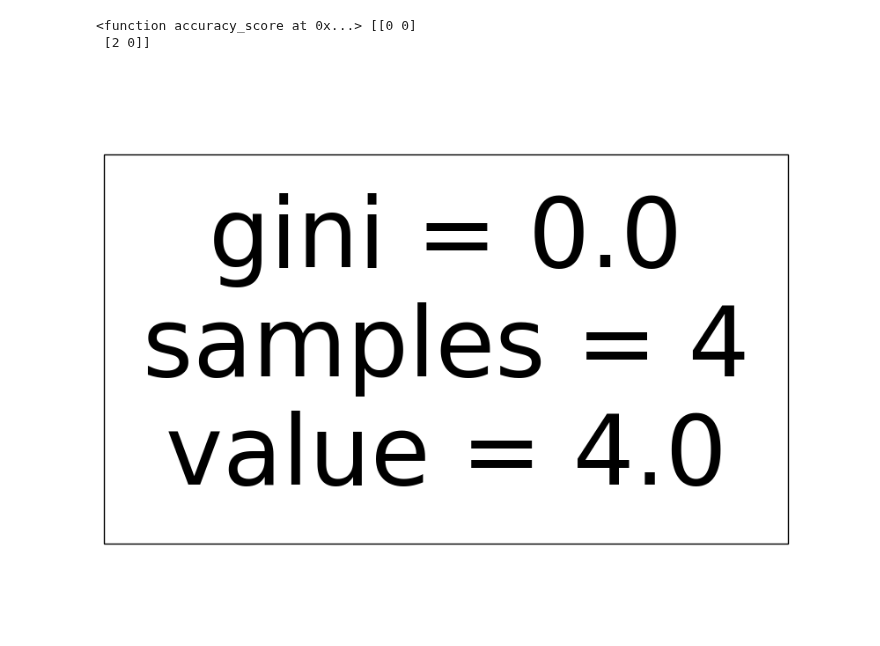
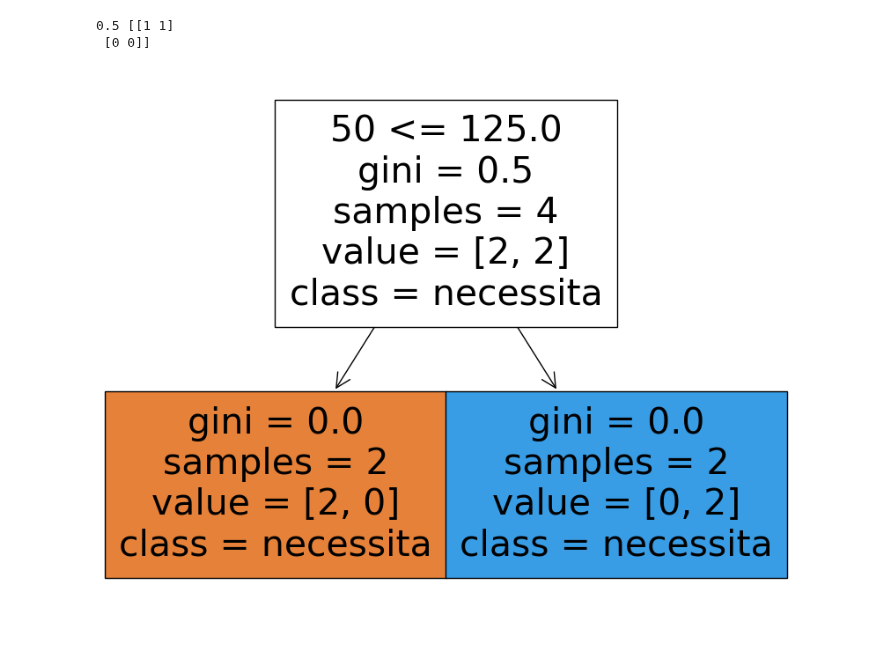
Before and after one commit to RSVictor/Codigos_IABD2024, a Jupyter notebook: Aula 06/codigo5.ipynb, the cells around one changed output. Cells and saved outputs as stored; diff of their text form; code cells hidden in the pictures.

```diff
--- a/Aula 06/codigo5.ipynb
+++ b/Aula 06/codigo5.ipynb
@@ -17,22 +15,23 @@ data = pd.DataFrame({
     'idade':[2,6,1,4,3,5],
     'tempo': [50,200,20,150,100,180],
     'falhas':[0,2,0,1,3,2],
-    'classif': ['necessita','necessita','necessita','não necessita','necessita','não necessita']
+    'classif': ['necessita','necessita','necessita','não necessita','necessita','não necessita'],
 })
 # %%
 x=np.array(data['tempo'])#pega a coluna de tempo do dataframe
 y=np.array(data['classif'])#pega a coluna de classificação do dataframe
-x_treino, x_teste,y_treino,y_teste = train_test_split(x.reshape(-1,1),y.reshape(-1,1))
-model =DecisionTreeClassifier()
+x_treino, x_teste,y_treino,y_teste = train_test_split(x.reshape(-1,1),y.reshape(-1,1),
+                                                      test_size=0.2, random_state=42)
+model = DecisionTreeClassifier()
 model.fit(x_treino,y_treino)
-prev =model.predict(x_teste)
+prev = model.predict(x_teste)
 acurracy = accuracy_score(y_teste,prev)
 matrix = confusion_matrix(y_teste,prev)
-print(accuracy_score,matrix)
+print(acurracy,matrix)
 fig =plt.figure(figsize=(10,8))
 tree.plot_tree(model,feature_names=x.tolist(), class_names=y.tolist(),filled=True)
 plt.show()
 # %% [output]
-<function accuracy_score at 0x...> [[0 0]
- [2 0]]
+0.5 [[1 1]
+ [0 0]]
-[figure, old version]
+[figure, new version]
```
Also changed, not shown: parts of 1 cell of this notebook, 2 other files.
